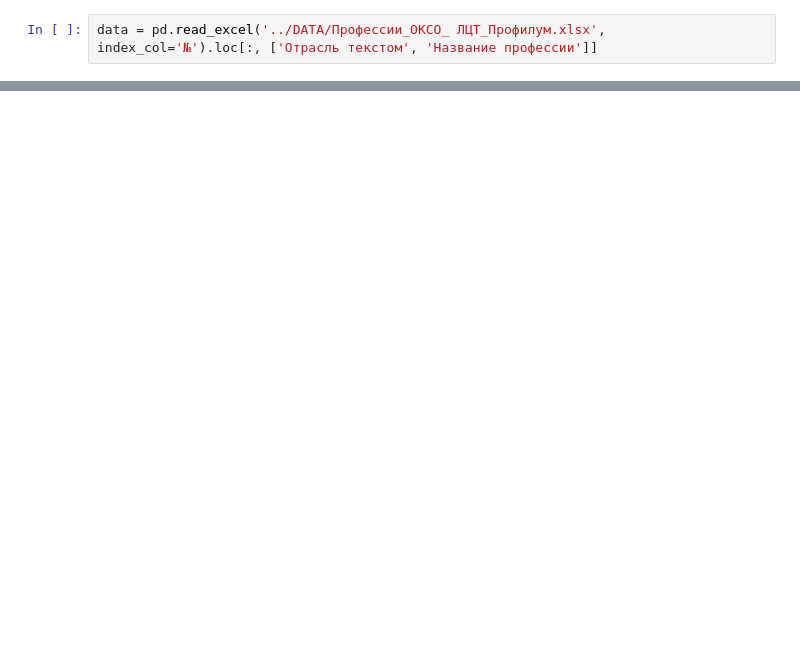
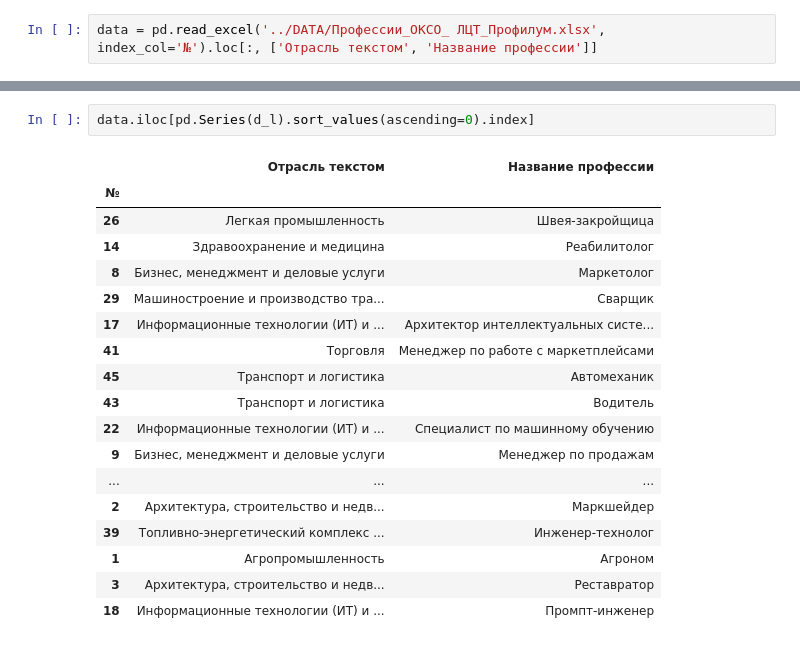
Before and after one commit to AderaTeam/lct-yakut-2023, a Jupyter notebook: apps/algorithms/Algorithms_checkout/simple_compare_algorithm.ipynb, the cells around one changed output, grey strips where cells are left out. Drawn from its saved outputs; the diff is of its cells as text; blank space fills up the shorter version.

```diff
--- a/apps/algorithms/Algorithms_checkout/simple_compare_algorithm.ipynb
+++ b/apps/algorithms/Algorithms_checkout/simple_compare_algorithm.ipynb
@@ -74,0 +80,21 @@ data.iloc[pd.Series(d).sort_values(ascending=0).index]
+# %%
+data.iloc[pd.Series(d_l).sort_values(ascending=0).index]
+# %% [output]
+|  | Отрасль текстом | Название профессии |
+| № |  |  |
+| 26 | Легкая промышленность | Швея-закройщица |
+| 14 | Здравоохранение и медицина | Реабилитолог |
+| 8 | Бизнес, менеджмент и деловые услуги | Маркетолог |
+| 29 | Машиностроение и производство тра... | Сварщик |
+| 17 | Информационные технологии (ИТ) и ... | Архитектор интеллектуальных систе... |
+| 41 | Торговля | Менеджер по работе с маркетплейсами |
+| 45 | Транспорт и логистика | Автомеханик |
+| 43 | Транспорт и логистика | Водитель |
+| 22 | Информационные технологии (ИТ) и ... | Специалист по машинному обучению |
+| 9 | Бизнес, менеджмент и деловые услуги | Менеджер по продажам |
+| ... | ... | ... |
+| 2 | Архитектура, строительство и недв... | Маркшейдер |
+| 39 | Топливно-энергетический комплекс ... | Инженер-технолог |
+| 1 | Агропромышленность | Агроном |
+| 3 | Архитектура, строительство и недв... | Реставратор |
+| 18 | Информационные технологии (ИТ) и ... | Промпт-инженер |
```
Also changed, not shown: parts of 3 cells of this notebook, 24 other files.
